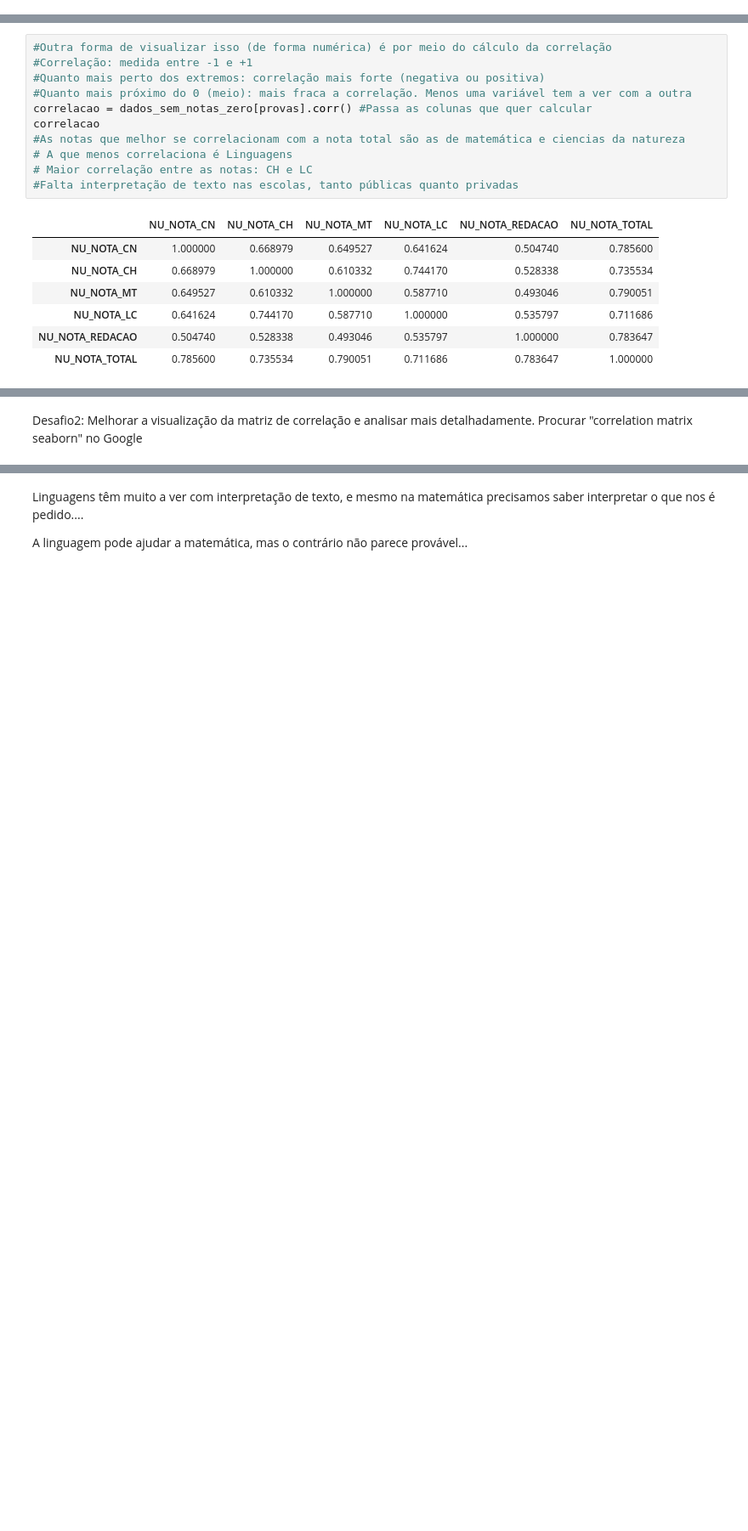
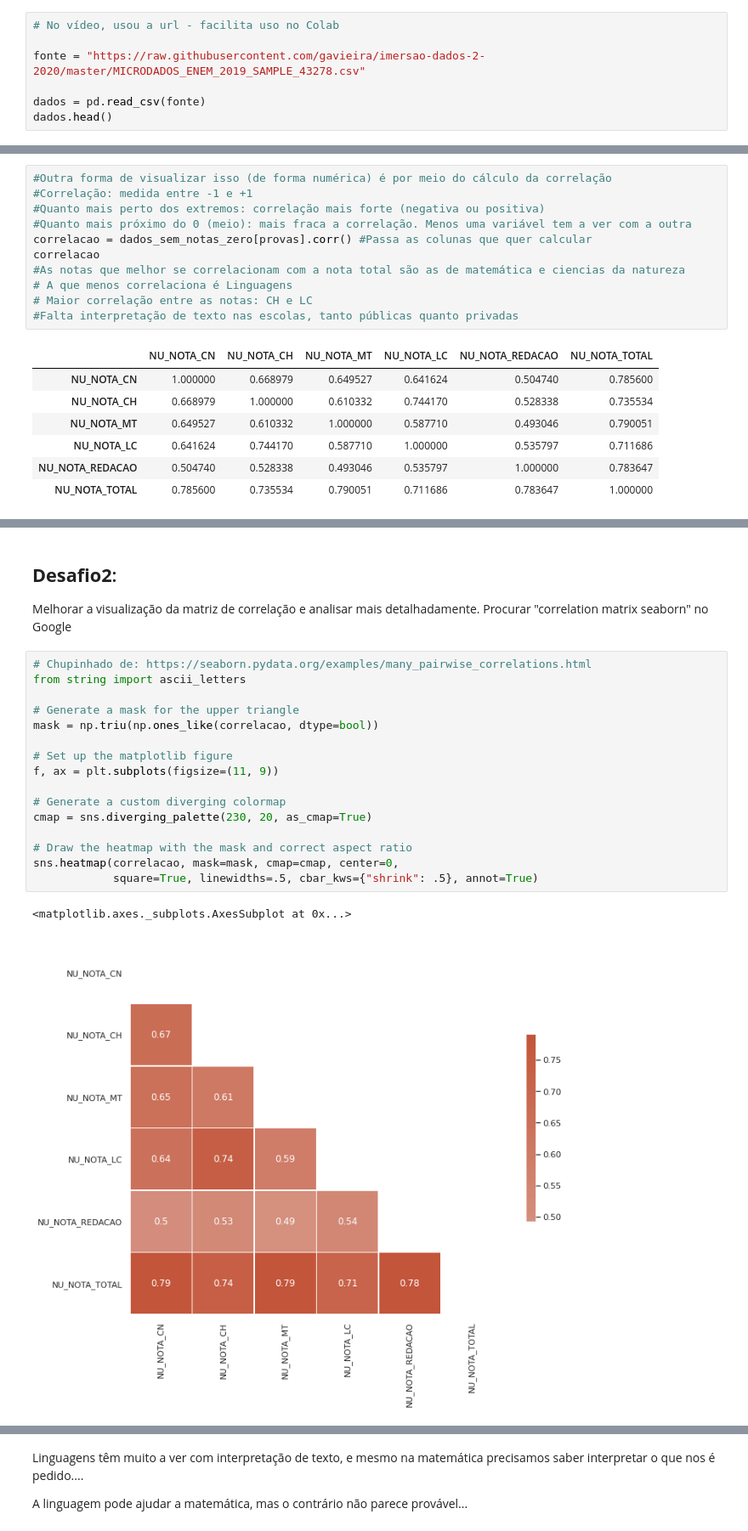
Before and after one commit to gavieira/imersao-dados-2-2020, a Jupyter notebook: Aula03.ipynb, the cells around one changed output, grey strips where cells are left out. Shown at 85% size. Saved outputs shown, nothing was run; the diff lists cells and outputs as text; blank space fills up the shorter version.

Commit message:
Alguns desafios da aula03 feitos

```diff
--- a/Aula03.ipynb
+++ b/Aula03.ipynb
@@ -7,3 +7,10 @@ import pandas as pd
 import numpy as np
 import matplotlib.pyplot as plt
 import seaborn as sns
+# %%
+# No vídeo, usou a url - facilita uso no Colab
+
+fonte = "https://raw.githubusercontent.com/gavieira/imersao-dados-2-2020/master/MICRODADOS_ENEM_2019_SAMPLE_43278.csv"
+
+dados = pd.read_csv(fonte)
+dados.head()
@@ -157,2 +176,23 @@ Desafio: Plotar as médias, medianas e moda nas notas de LC e MT (matiplotlib li
 # %% [markdown]
-Desafio2: Melhorar a visualização da matriz de correlação e analisar mais detalhadamente. Procurar "correlation matrix seaborn" no Google
+## **Desafio2**:
+
+Melhorar a visualização da matriz de correlação e analisar mais detalhadamente. Procurar "correlation matrix seaborn" no Google
+# %%
+# Chupinhado de: https://seaborn.pydata.org/examples/many_pairwise_correlations.html
+from string import ascii_letters
+
+# Generate a mask for the upper triangle
+mask = np.triu(np.ones_like(correlacao, dtype=bool))
+
+# Set up the matplotlib figure
+f, ax = plt.subplots(figsize=(11, 9))
+
+# Generate a custom diverging colormap
+cmap = sns.diverging_palette(230, 20, as_cmap=True)
+
+# Draw the heatmap with the mask and correct aspect ratio
+sns.heatmap(correlacao, mask=mask, cmap=cmap, center=0,
+            square=True, linewidths=.5, cbar_kws={"shrink": .5}, annot=True)
+# %% [output]
+<matplotlib.axes._subplots.AxesSubplot at 0x...>
+[figure, added]
```
Also changed, not shown: parts of 20 cells of this notebook.
